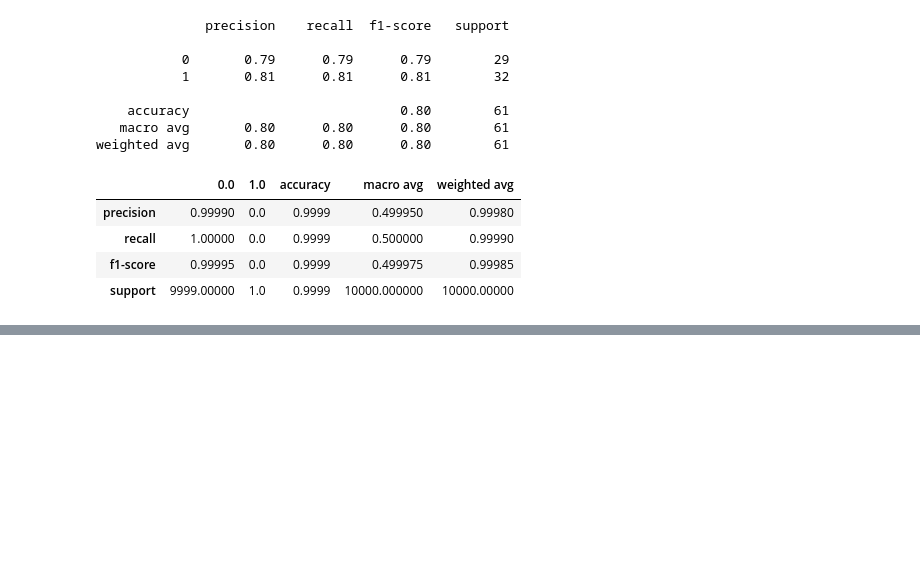
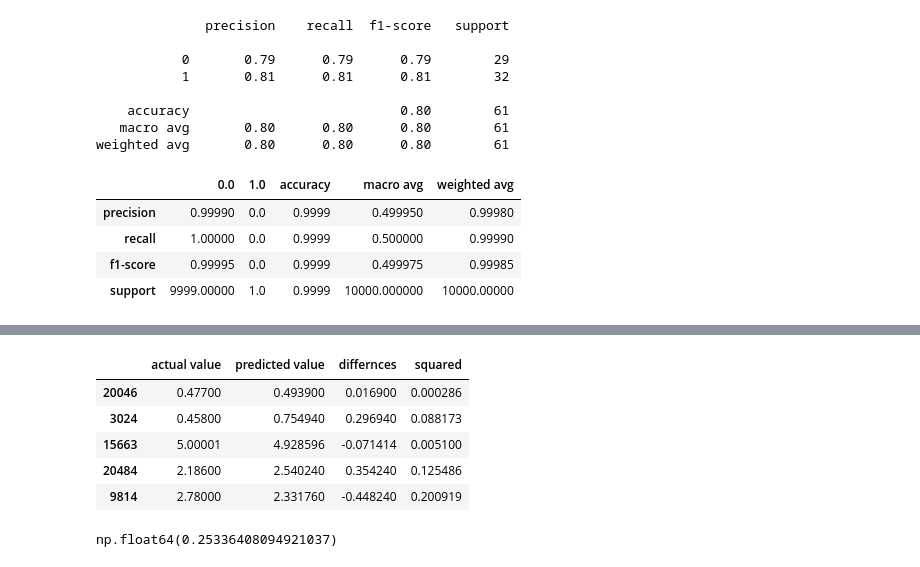
Before and after one commit to WassimMgg/Scikit-Learn_Library, a Jupyter notebook: Scikit-learn_Library.ipynb, the cells around one changed output, grey strips where cells are left out. Cells and saved outputs as stored; diff of their text form; code cells hidden in the pictures; blank space fills up the shorter version.

```diff
--- a/Scikit-learn_Library.ipynb
+++ b/Scikit-learn_Library.ipynb
@@ -1370,0 +1482,19 @@ pd.DataFrame(classification_report(disease_true, disease_preds, output_dict= Tru
+# %%
+# Calculate MSE by hand
+df = pd.DataFrame(data= {"actual value": y_test,
+                         "predicted value": y_preds})
+df["differnces"] = df["predicted value"] - df["actual value"]
+df["squared"] = np.power(df.differnces, 2)
+df.head()
+# %% [output]
+|  | actual value | predicted value | differnces | squared |
+| 20046 | 0.47700 | 0.493900 | 0.016900 | 0.000286 |
+| 3024 | 0.45800 | 0.754940 | 0.296940 | 0.088173 |
+| 15663 | 5.00001 | 4.928596 | -0.071414 | 0.005100 |
+| 20484 | 2.18600 | 2.540240 | 0.354240 | 0.125486 |
+| 9814 | 2.78000 | 2.331760 | -0.448240 | 0.200919 |
+# %%
+mse_calcualted = df.squared.mean()
+mse_calcualted
+# %% [output]
+np.float64(0.25336408094921037)
```
Also changed, not shown: parts of 47 cells of this notebook.
